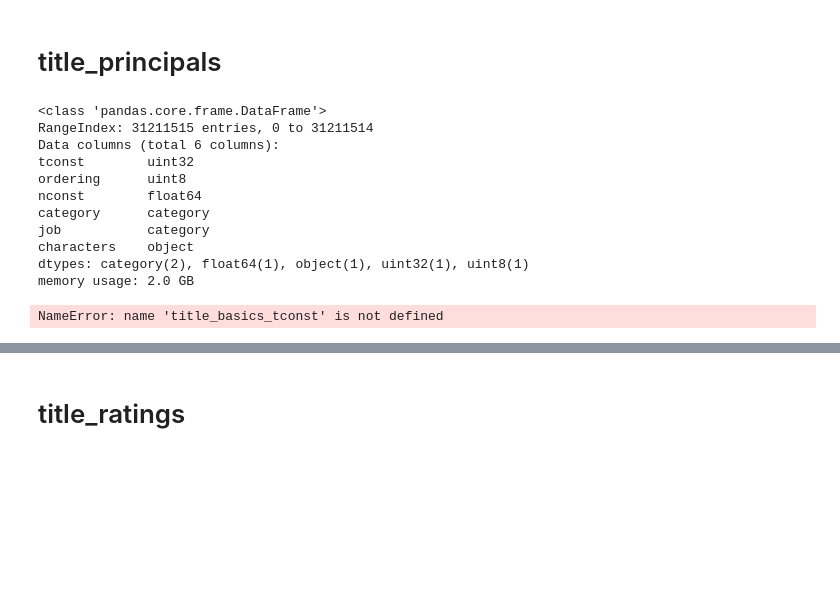
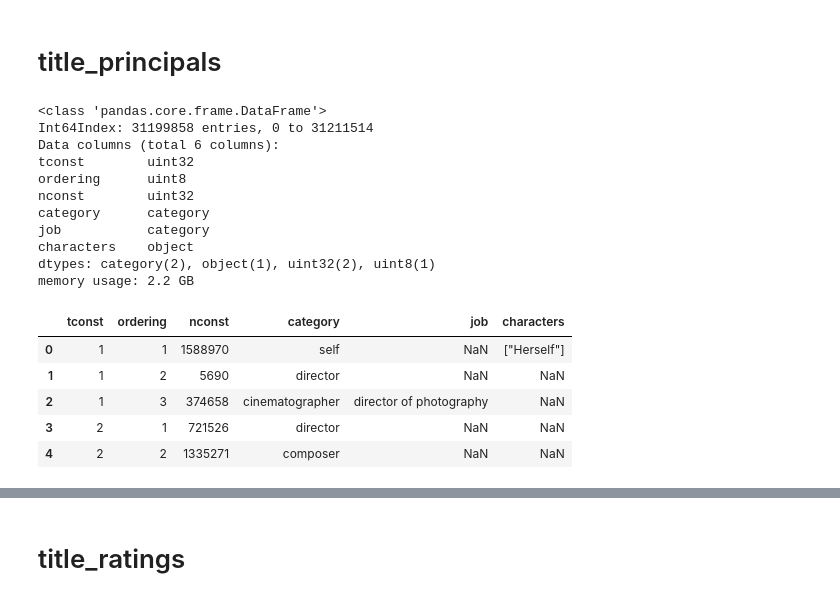
Before and after one commit to ingJSNA/ADB, a Jupyter notebook: IMDb/MySQL ETL.ipynb, the cells around one changed output, grey strips where cells are left out. Cells and saved outputs as stored; diff of their text form; code cells hidden in the pictures; blank space fills up the shorter version.

Commit message:
Load title principals into MySQL

```diff
--- a/IMDb/MySQL ETL.ipynb
+++ b/IMDb/MySQL ETL.ipynb
@@ -346,32 +358,36 @@ title_principals = imdb.title_principals_df()
 # %%
 title_principals_pre = title_principals.copy()
 
 # Transform identifiers
 title_principals_pre['tconst'] = transform.tconst_to_float(title_principals_pre['tconst'])
 title_principals_pre['nconst'] = transform.nconst_to_float(title_principals_pre['nconst'])
 
 title_principals_pre['tconst'] = pd.to_numeric(title_principals_pre['tconst'], downcast='unsigned')
 
 # Remove rows for non-existing titles
-title_principals_pre.info(memory_usage='deep')
 title_principals_pre = title_principals_pre[title_principals_pre['tconst'].isin(title_basics_tconst)]
-#title_principals_pre = title_principals_pre[title_principals_pre['parentTconst'].isin(title_basics_tconst)]
+title_principals_pre = title_principals_pre[title_principals_pre['nconst'].isin(name_basics_nconst)]
 
 title_principals_pre.info(memory_usage='deep')
 title_principals_pre.head()
 # %% [output]
 <class 'pandas.core.frame.DataFrame'>
-RangeIndex: 31211515 entries, 0 to 31211514
+Int64Index: 31199858 entries, 0 to 31211514
 Data columns (total 6 columns):
 tconst        uint32
 ordering      uint8
-nconst        float64
+nconst        uint32
 category      category
 job           category
 characters    object
-dtypes: category(2), float64(1), object(1), uint32(1), uint8(1)
-memory usage: 2.0 GB
+dtypes: category(2), object(1), uint32(2), uint8(1)
+memory usage: 2.2 GB
-NameError: name 'title_basics_tconst' is not defined
+|  | tconst | ordering | nconst | category | job | characters |
+| 0 | 1 | 1 | 1588970 | self | NaN | ["Herself"] |
+| 1 | 1 | 2 | 5690 | director | NaN | NaN |
+| 2 | 1 | 3 | 374658 | cinematographer | director of photography | NaN |
+| 3 | 2 | 1 | 721526 | director | NaN | NaN |
+| 4 | 2 | 2 | 1335271 | composer | NaN | NaN |
 # %%
 %%timeit -n 1 -r 1
 
```
Also changed, not shown: parts of 17 cells of this notebook.
